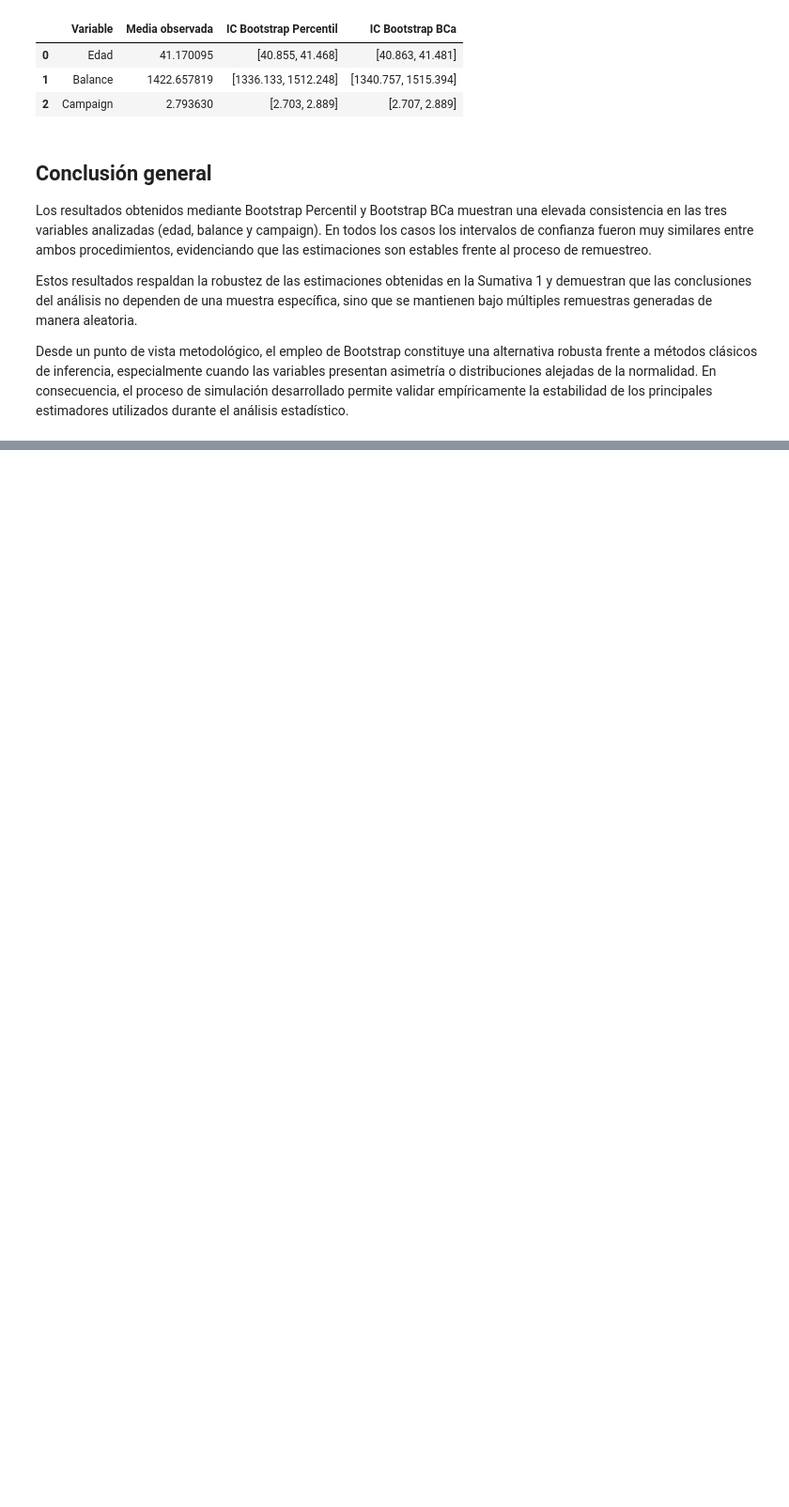
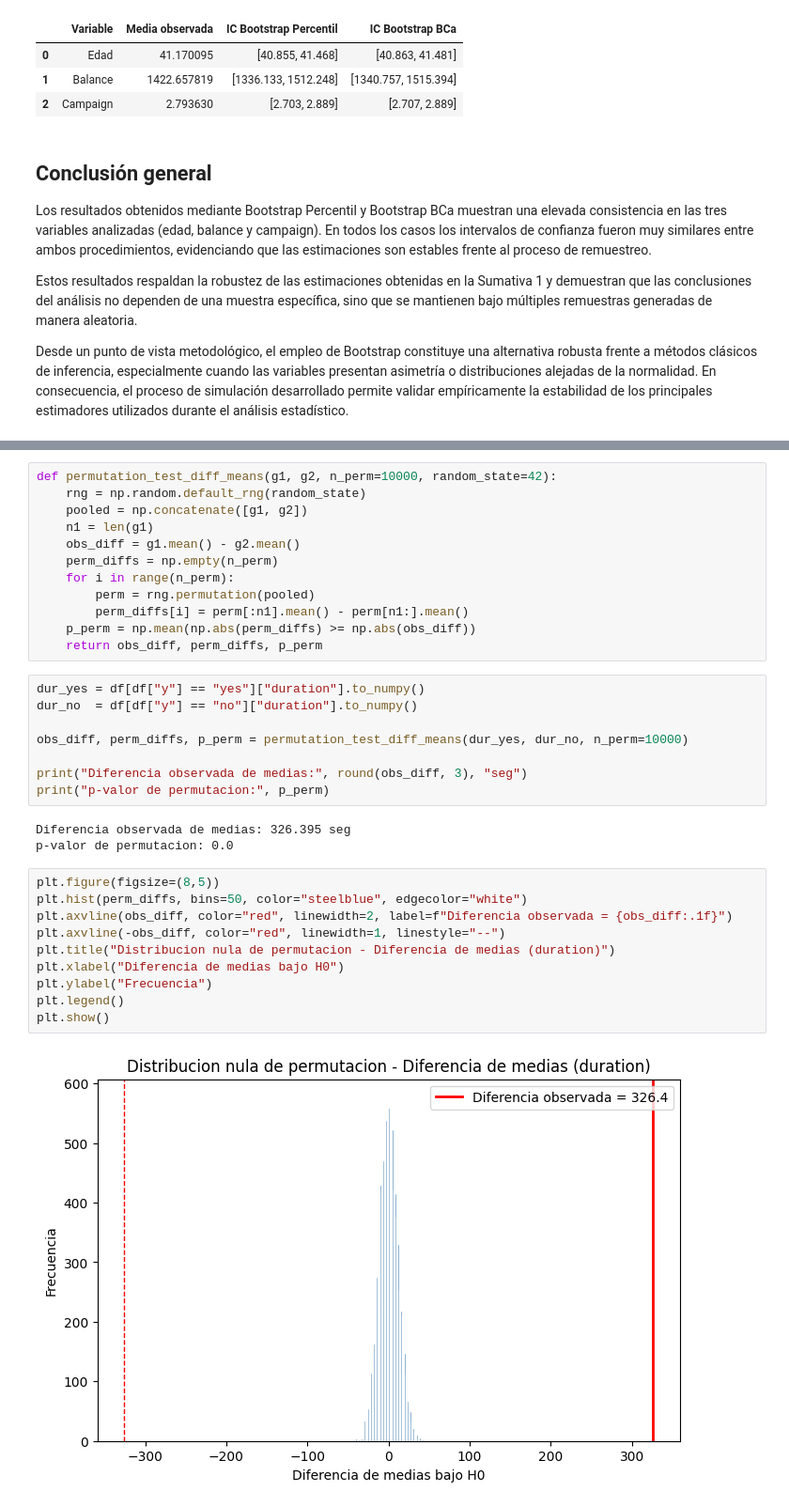
Before and after one commit to leofer23/formativa1-bank-marketing, a Jupyter notebook: S2/Sumativa_Fase3_Remuestreo_Simulacion.ipynb, the cells around one changed output, grey strips where cells are left out. Shown at 94% size. Drawn from its saved outputs; the diff is of its cells as text; blank space fills up the shorter version.

Commit message:
Sumativa 2: agrega permutacion, correlaciones, Monte Carlo, robustez y reporte final

```diff
--- a/S2/Sumativa_Fase3_Remuestreo_Simulacion.ipynb
+++ b/S2/Sumativa_Fase3_Remuestreo_Simulacion.ipynb
@@ -674,0 +679,35 @@ Desde un punto de vista metodológico, el empleo de Bootstrap constituye una alt
+# %%
+def permutation_test_diff_means(g1, g2, n_perm=10000, random_state=42):
+    rng = np.random.default_rng(random_state)
+    pooled = np.concatenate([g1, g2])
+    n1 = len(g1)
+    obs_diff = g1.mean() - g2.mean()
+    perm_diffs = np.empty(n_perm)
+    for i in range(n_perm):
+        perm = rng.permutation(pooled)
+        perm_diffs[i] = perm[:n1].mean() - perm[n1:].mean()
+    p_perm = np.mean(np.abs(perm_diffs) >= np.abs(obs_diff))
+    return obs_diff, perm_diffs, p_perm
+# %%
+dur_yes = df[df["y"] == "yes"]["duration"].to_numpy()
+dur_no  = df[df["y"] == "no"]["duration"].to_numpy()
+
+obs_diff, perm_diffs, p_perm = permutation_test_diff_means(dur_yes, dur_no, n_perm=10000)
+
+print("Diferencia observada de medias:", round(obs_diff, 3), "seg")
+print("p-valor de permutacion:", p_perm)
+# %% [output]
+Diferencia observada de medias: 326.395 seg
+p-valor de permutacion: 0.0
+# %%
+plt.figure(figsize=(8,5))
+plt.hist(perm_diffs, bins=50, color="steelblue", edgecolor="white")
+plt.axvline(obs_diff, color="red", linewidth=2, label=f"Diferencia observada = {obs_diff:.1f}")
+plt.axvline(-obs_diff, color="red", linewidth=1, linestyle="--")
+plt.title("Distribucion nula de permutacion - Diferencia de medias (duration)")
+plt.xlabel("Diferencia de medias bajo H0")
+plt.ylabel("Frecuencia")
+plt.legend()
+plt.show()
+# %% [output]
+[figure, added]
```
Also changed, not shown: parts of 31 cells of this notebook, 1 other file.
